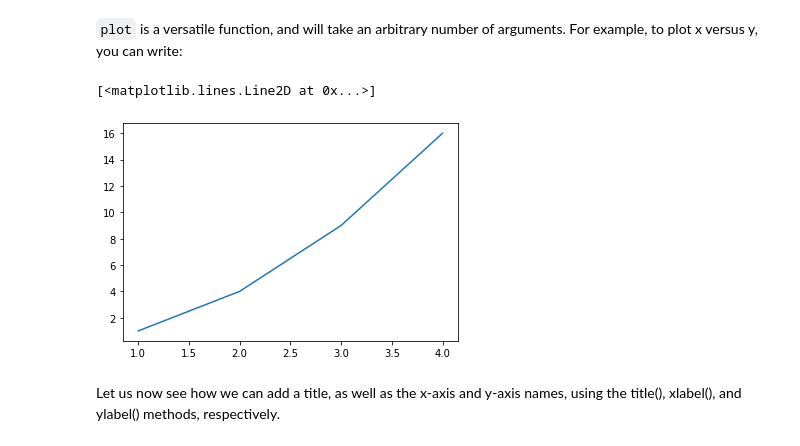
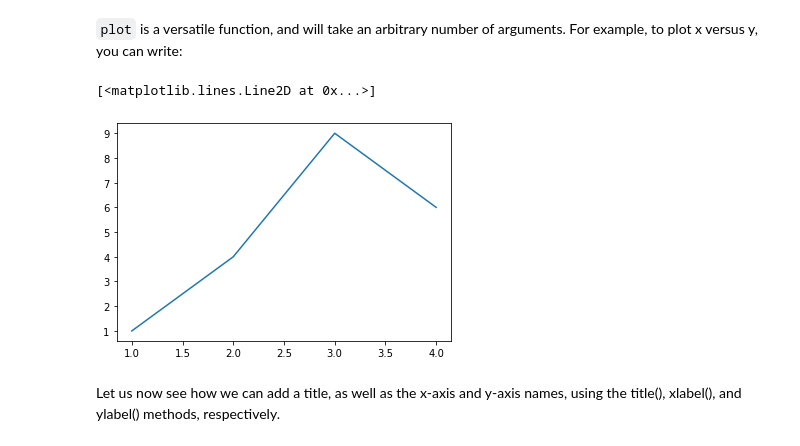
Before and after one commit to zoubida123ck/python-for-finance, a Jupyter notebook: day_03/lessons/01-matplotlib_basic.ipynb, the cells around one changed output. Saved outputs shown, nothing was run; the diff lists cells and outputs as text; code cells hidden in the pictures.

```diff
--- a/day_03/lessons/01-matplotlib_basic.ipynb
+++ b/day_03/lessons/01-matplotlib_basic.ipynb
@@ -39,10 +40,10 @@ You may be wondering why the x-axis ranges from 0-3 and the y-axis from 1-4. If
 # %% [markdown]
 `plot` is a versatile function, and will take an arbitrary number of arguments. For example, to plot x versus y, you can write:
 # %%
-plt.plot([1, 2, 3, 4], [1, 4 , 9, 16])
+plt.plot([1, 2, 3, 4], [1, 4 , 9, 6])
 # %% [output]
 [<matplotlib.lines.Line2D at 0x...>]
-[figure, old version]
+[figure, new version]
 # %% [markdown]
 Let us now see how we can add a title, as well as the x-axis and y-axis names, using the title(), xlabel(), and ylabel() methods, respectively.
 # %%
```
Also changed, not shown: parts of 6 cells of this notebook.
